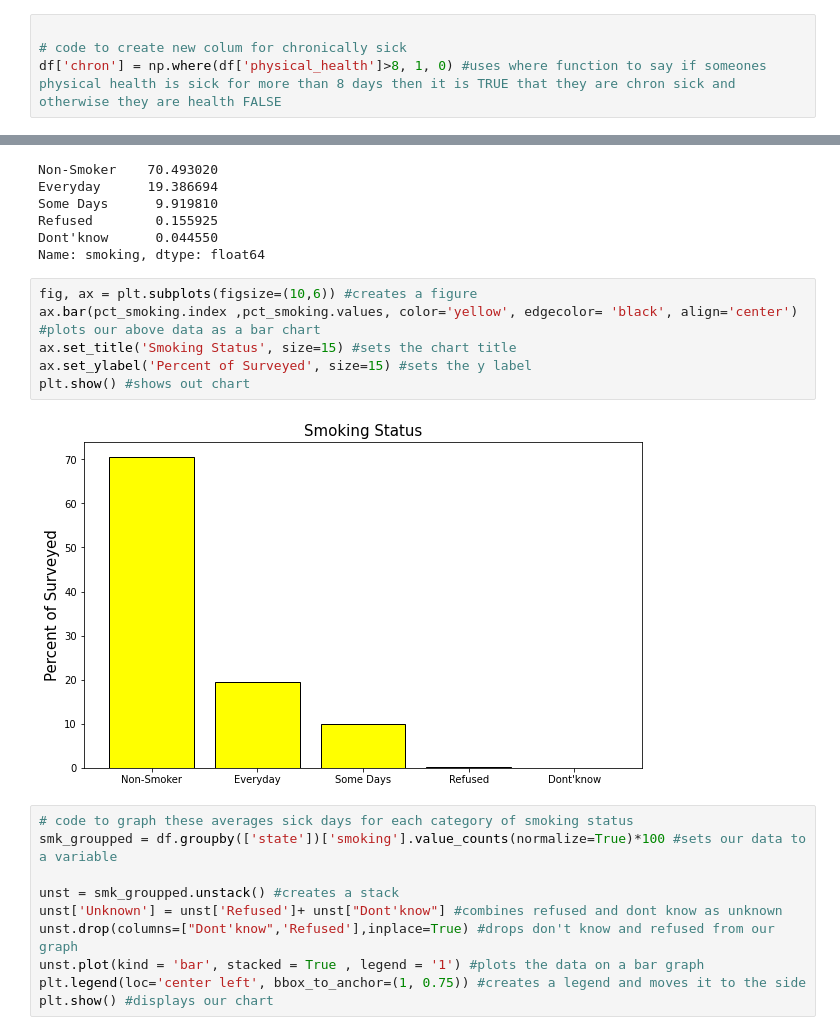
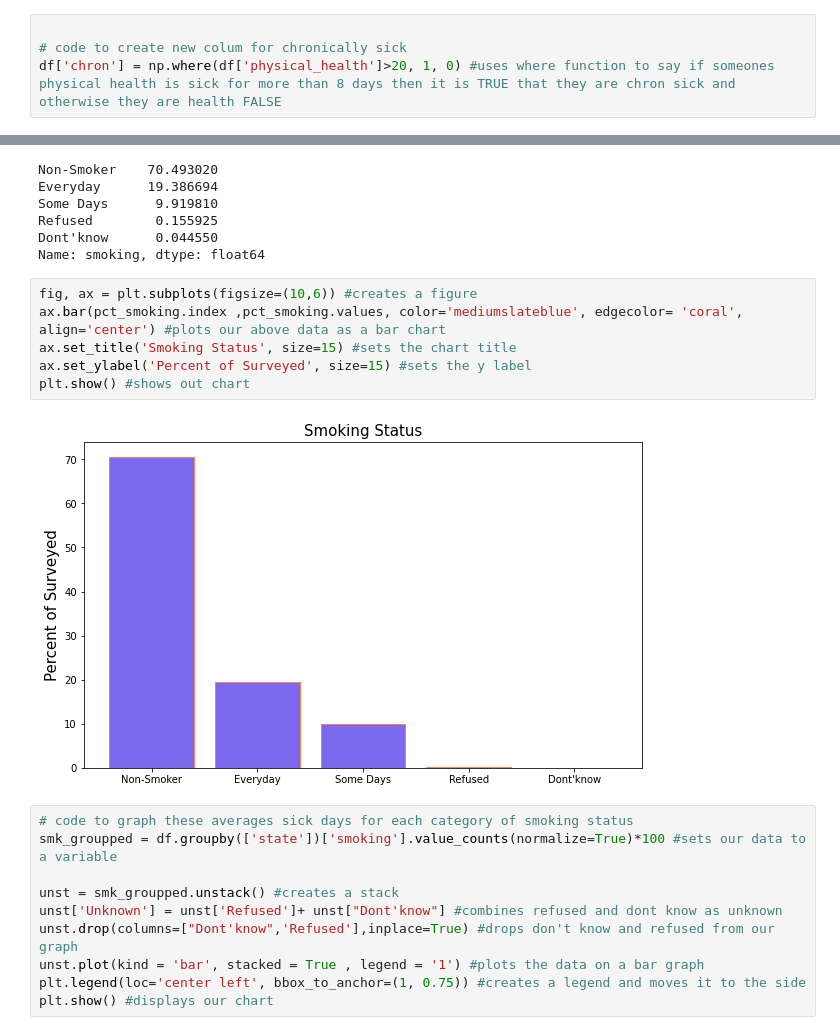
Before and after one commit to Anjical03/nyc-mhtn-ds-120720-lectures, a Jupyter notebook: Phase_1/STATS_case_study/Statistical_Tests_Applied.ipynb, the cells around one changed output, grey strips where cells are left out. Saved outputs shown, nothing was run; the diff lists cells and outputs as text.

```diff
--- a/Phase_1/STATS_case_study/Statistical_Tests_Applied.ipynb
+++ b/Phase_1/STATS_case_study/Statistical_Tests_Applied.ipynb
@@ -207,7 +207,7 @@ Chronically sick people account for a significant proportion of the costs for he
 # %%
 
 # code to create new colum for chronically sick
-df['chron'] = np.where(df['physical_health']>8, 1, 0) #uses where function to say if someones physical health is sick for more than 8 days then it is TRUE that they are chron sick and otherwise they are health FALSE
+df['chron'] = np.where(df['physical_health']>20, 1, 0) #uses where function to say if someones physical health is sick for more than 8 days then it is TRUE that they are chron sick and otherwise they are health FALSE
 # %%
 df.chron.value_counts() #displays our counts for the above info where 0 false or healthy and 1 is True or chronically sick
 # %% [output]
@@ -269,12 +269,12 @@ Dont'know      0.044550
 Name: smoking, dtype: float64
 # %%
 fig, ax = plt.subplots(figsize=(10,6)) #creates a figure
-ax.bar(pct_smoking.index ,pct_smoking.values, color='yellow', edgecolor= 'black', align='center') #plots our above data as a bar chart
+ax.bar(pct_smoking.index ,pct_smoking.values, color='mediumslateblue', edgecolor= 'coral', align='center') #plots our above data as a bar chart
 ax.set_title('Smoking Status', size=15) #sets the chart title
 ax.set_ylabel('Percent of Surveyed', size=15) #sets the y label
 plt.show() #shows out chart
 # %% [output]
-[figure, old version]
+[figure, new version]
 # %%
 # code to graph these averages sick days for each category of smoking status
 smk_groupped = df.groupby(['state'])['smoking'].value_counts(normalize=True)*100 #sets our data to a variable
```
Also changed, not shown: parts of 22 cells of this notebook, 5 other files.
